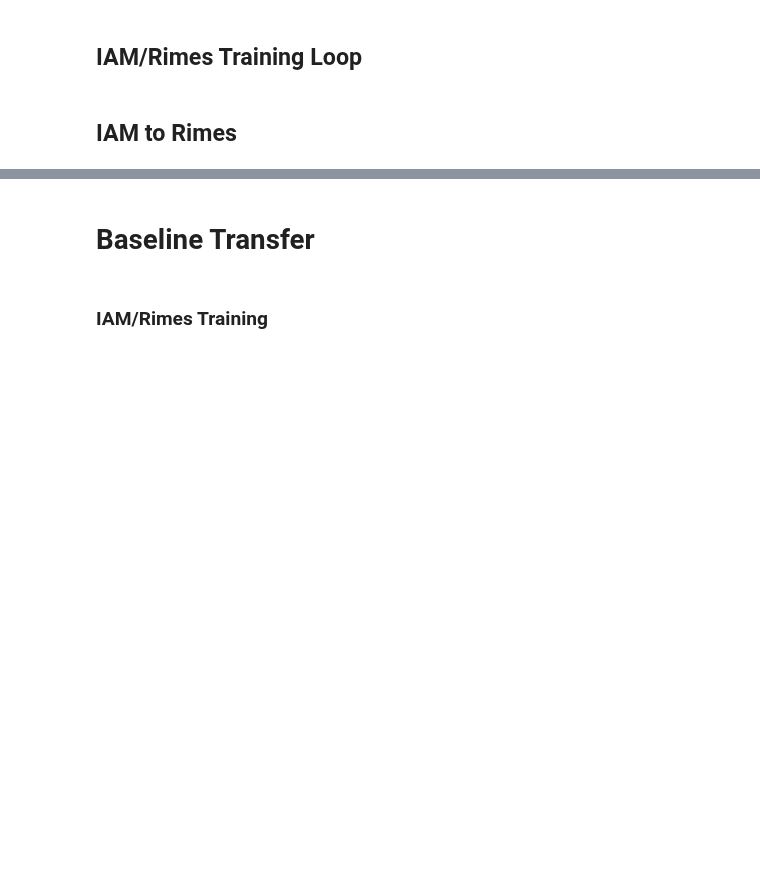
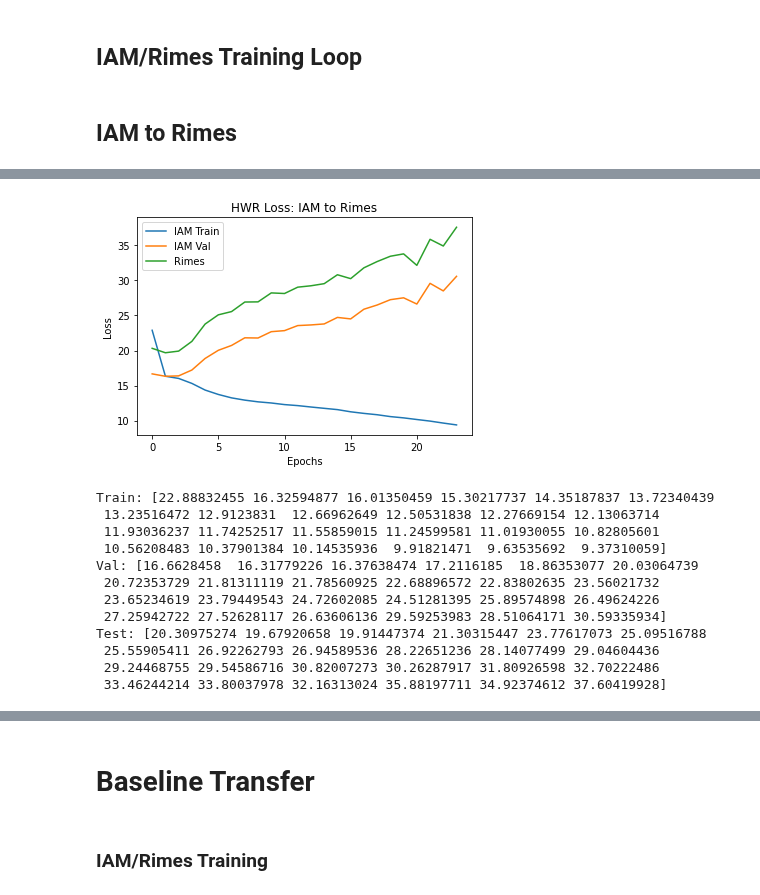
Before and after one commit to ericburdett/cs601r-dl, a Jupyter notebook: tl.ipynb, the cells around one changed output, grey strips where cells are left out. Saved outputs shown, nothing was run; the diff lists cells and outputs as text; code cells hidden in the pictures; blank space fills up the shorter version.

```diff
--- a/tl.ipynb
+++ b/tl.ipynb
@@ -720,0 +708,26 @@ KeyboardInterrupt:
+# %%
+plt.title('HWR Loss: IAM to Rimes')
+plt.xlabel('Epochs')
+plt.ylabel('Loss')
+plt.plot(np.mean(dann_domain_losses[0], axis=1), label='IAM Train')
+plt.plot(np.mean(dann_domain_losses[1], axis=1), label='IAM Val')
+plt.plot(np.mean(dann_domain_losses[2], axis=1), label='Rimes')
+plt.legend()
+plt.show()
+print('Train:', np.mean(dann_domain_losses[0], axis=1))
+print('Val:', np.mean(dann_domain_losses[1], axis=1))
+print('Test:', np.mean(dann_domain_losses[2], axis=1))
+# %% [output]
+[figure, added]
+Train: [22.88832455 16.32594877 16.01350459 15.30217737 14.35187837 13.72340439
+ 13.23516472 12.9123831  12.66962649 12.50531838 12.27669154 12.13063714
+ 11.93036237 11.74252517 11.55859015 11.24599581 11.01930055 10.82805601
+ 10.56208483 10.37901384 10.14535936  9.91821471  9.63535692  9.37310059]
+Val: [16.6628458  16.31779226 16.37638474 17.2116185  18.86353077 20.03064739
+ 20.72353729 21.81311119 21.78560925 22.68896572 22.83802635 23.56021732
+ 23.65234619 23.79449543 24.72602085 24.51281395 25.89574898 26.49624226
+ 27.25942722 27.52628117 26.63606136 29.59253983 28.51064171 30.59335934]
+Test: [20.30975274 19.67920658 19.91447374 21.30315447 23.77617073 25.09516788
+ 25.55905411 26.92262793 26.94589536 28.22651236 28.14077499 29.04604436
+ 29.24468755 29.54586716 30.82007273 30.26287917 31.80926598 32.70222486
+ 33.46244214 33.80037978 32.16313024 35.88197711 34.92374612 37.60419928]
```
Also changed, not shown: parts of 13 cells of this notebook.
